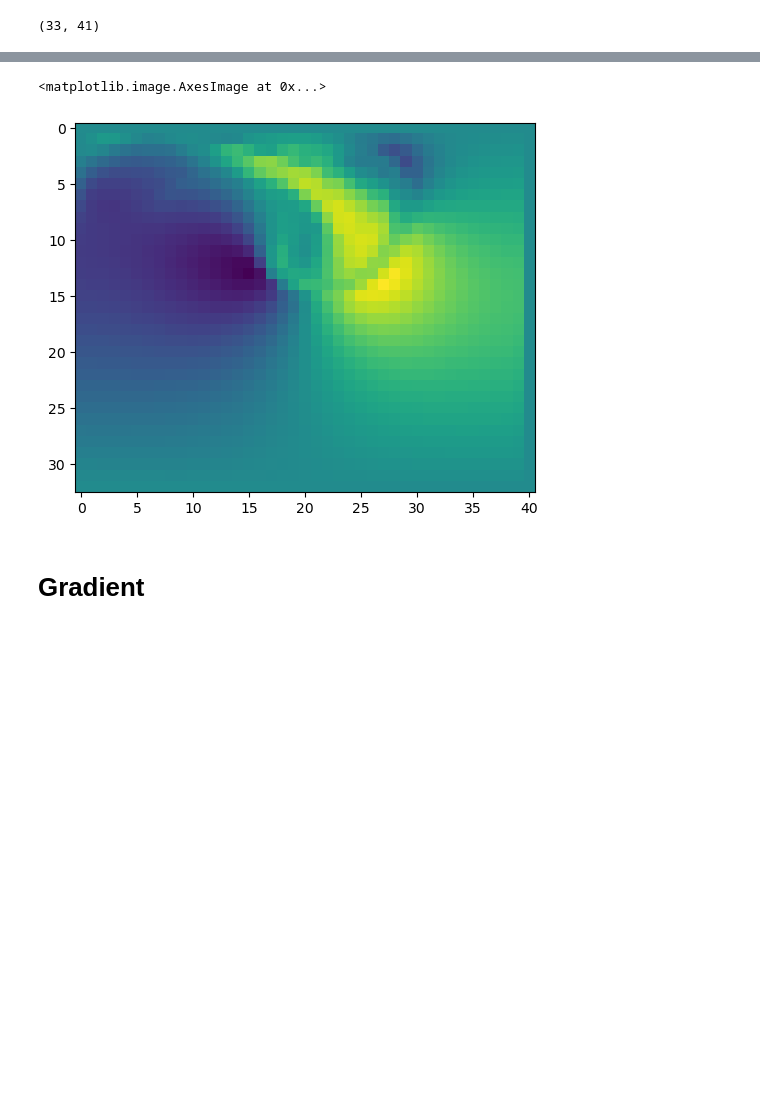
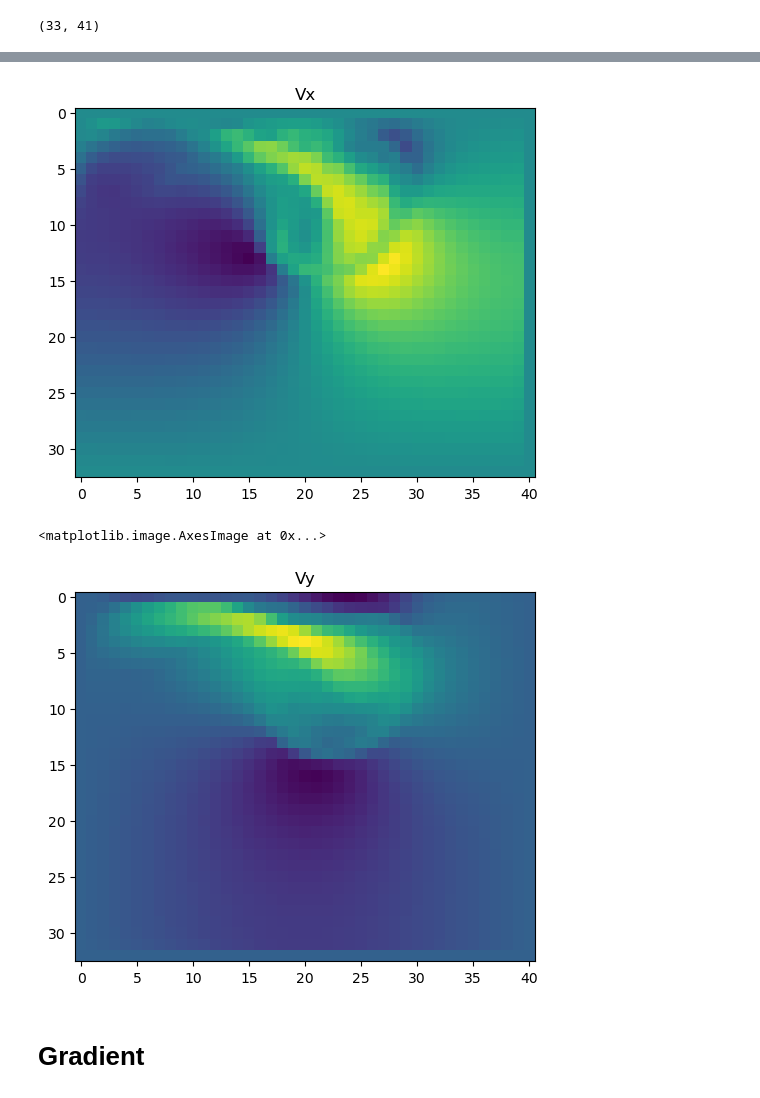
Before and after one commit to Harshjoon/Fluid_sim_ml, a Jupyter notebook: Phi_flow/Phi_flow.ipynb, the cells around one changed output, grey strips where cells are left out. Drawn from its saved outputs; the diff is of its cells as text; code cells hidden in the pictures; blank space fills up the shorter version.

```diff
--- a/Phi_flow/Phi_flow.ipynb
+++ b/Phi_flow/Phi_flow.ipynb
@@ -232,8 +233,13 @@ plt.imshow(density[0])
-# %%
-plt.imshow(vel[0][:,:,0])
-# %% [output]
-<matplotlib.image.AxesImage at 0x...>
-[figure, removed]
+# %%
+plt.title("Vx")
+plt.imshow(vel[0][:,:,0])
+plt.show()
+plt.title("Vy")
+plt.imshow(vel[0][:,:,1])
+# %% [output]
+[figure, added]
+<matplotlib.image.AxesImage at 0x...>
+[figure, added]
 # %% [markdown]
 # Gradient
 # %%
```
Also changed, not shown: parts of 1 cell of this notebook.
